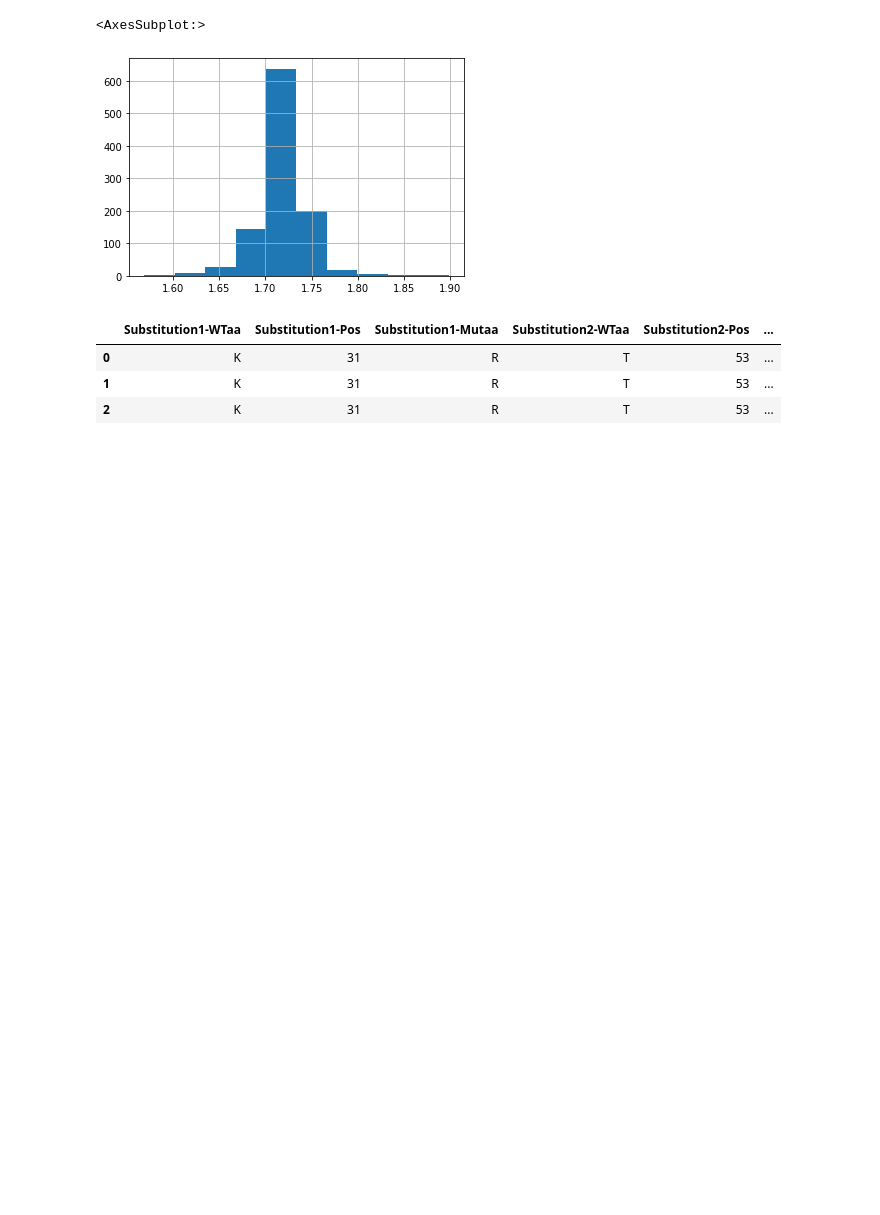
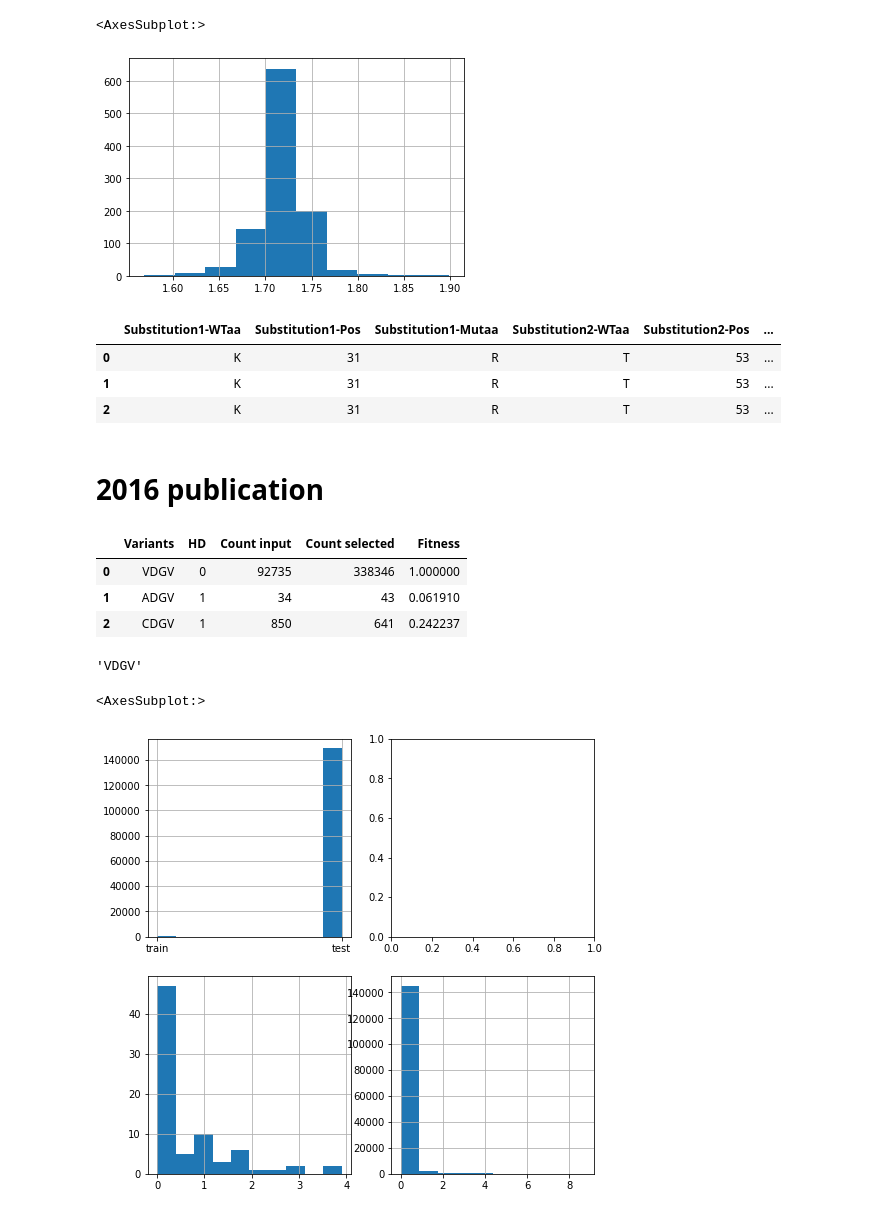
Before and after one commit to J-SNACKKB/FLIP, a Jupyter notebook: notebooks/3_gb1.ipynb, the cells around one changed output. Cells and saved outputs as stored; diff of their text form; code cells hidden in the pictures; blank space fills up the shorter version.

Commit message:
added four mutations GB1 tasks

```diff
--- a/notebooks/3_gb1.ipynb
+++ b/notebooks/3_gb1.ipynb
@@ -126,3 +134,14 @@ doubles[:3]
 | 0 | K | 31 | R | T | 53 | ... |
 | 1 | K | 31 | R | T | 53 | ... |
 | 2 | K | 31 | R | T | 53 | ... |
+# %% [markdown]
+# 2016 publication
+# %%
+four_mutations_data = read_excel(data_path / "elife-16965-supp1-v4.xlsx")
+# %%
+four_mutations_data[:3]
+# %% [output]
+|  | Variants | HD | Count input | Count selected | Fitness |
+| 0 | VDGV | 0 | 92735 | 338346 | 1.000000 |
+| 1 | ADGV | 1 | 34 | 43 | 0.061910 |
+| 2 | CDGV | 1 | 850 | 641 | 0.242237 |
@@ -128,0 +150,5 @@ doubles[:3]
+# %%
+# From the publication: V39, D40, G41 and V54
+WT.Variants
+# %% [output]
+'VDGV'
@@ -128,0 +160,23 @@ doubles[:3]
+# %%
+def expand_sequence(variations):
+    var_sequence = list(reference_sequence)
+
+    var_sequence[39-1] = variations[0]
+    var_sequence[40-1] = variations[1]
+    var_sequence[41-1] = variations[2]
+    var_sequence[54-1] = variations[3]
+
+    return "".join(var_sequence)
+# %%
+four_mutations_data['sequence'] = four_mutations_data.Variants.apply(expand_sequence)
+# %%
+# Task 1: train on single mutants (and WT), train on everything else
+four_mutations_data['task_1_set'] = four_mutations_data.HD.apply(lambda x: "train" if x <= 1 else "test")
+
+fig, ax = plt.subplots(nrows=2, ncols=2, figsize=(8, 8))
+four_mutations_data['task_1_set'].hist(ax=ax[0,0])
+four_mutations_data.query('task_1_set=="train"')['Fitness'].hist(ax=ax[1,0])
+four_mutations_data.query('task_1_set=="test"')['Fitness'].hist(ax=ax[1,1])
+# %% [output]
+<AxesSubplot:>
+[figure, added]
```
Also changed, not shown: parts of 9 cells of this notebook, 2 other files.
